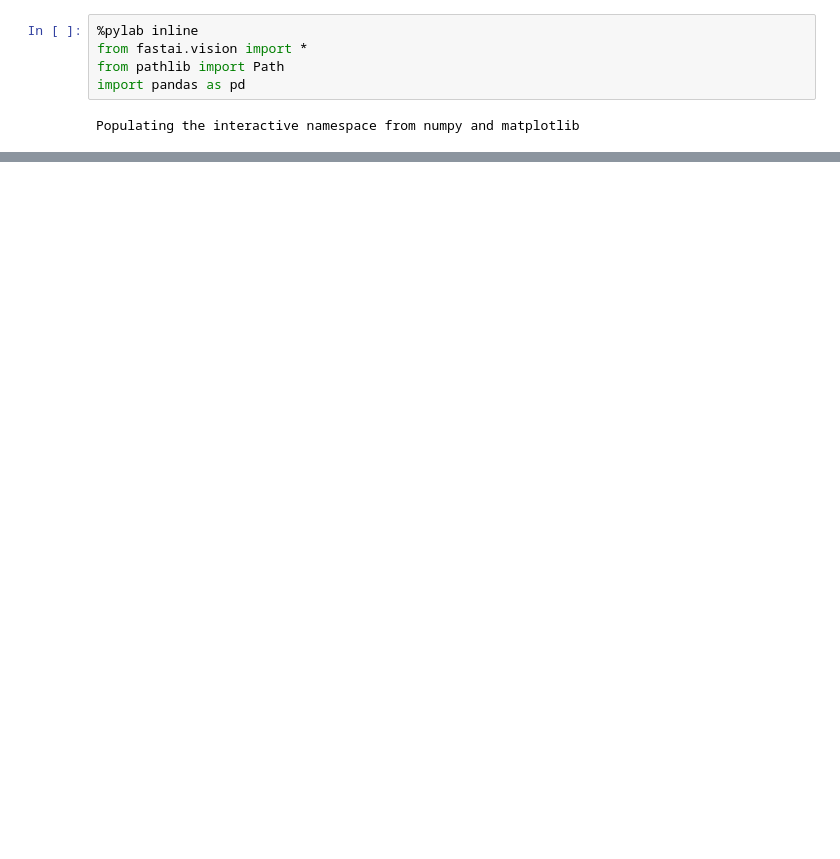
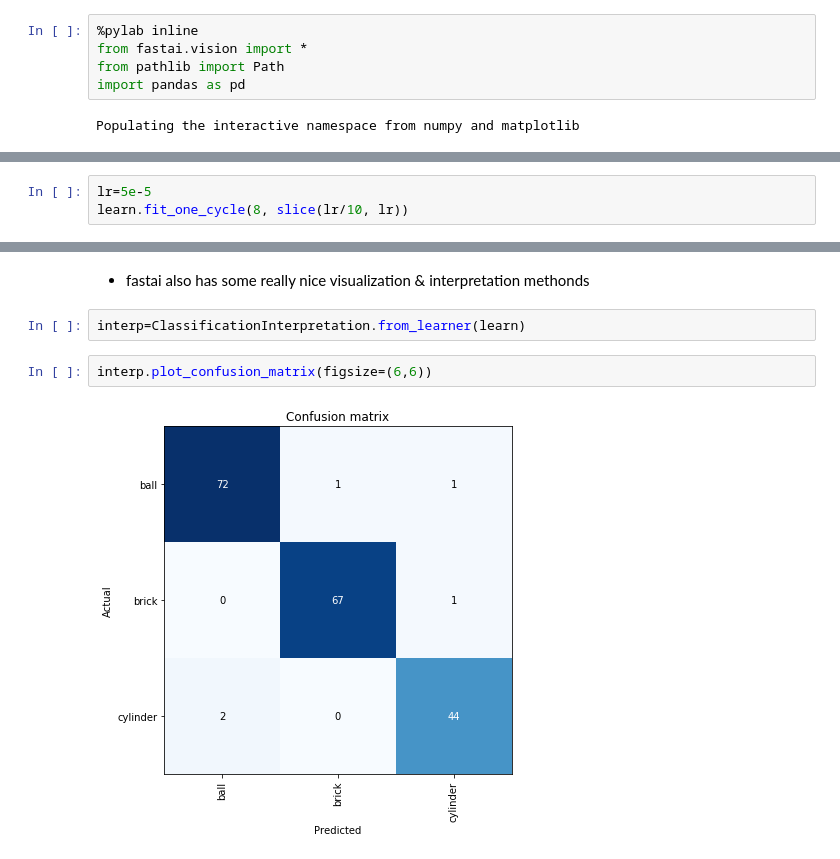
Before and after one commit to unccv/deep_learning_for_computer_vision, a Jupyter notebook: notebooks/Get Results Fast with fastai.ipynb, the cells around one changed output, grey strips where cells are left out. Saved outputs shown, nothing was run; the diff lists cells and outputs as text; blank space fills up the shorter version.

```diff
--- a/notebooks/Get Results Fast with fastai.ipynb
+++ b/notebooks/Get Results Fast with fastai.ipynb
@@ -40,0 +139,3 @@ Populating the interactive namespace from numpy and matplotlib
+# %%
+lr=5e-5
+learn.fit_one_cycle(8, slice(lr/10, lr))
@@ -40,0 +152,8 @@ Populating the interactive namespace from numpy and matplotlib
+# %% [markdown]
+- fastai also has some really nice visualization & interpretation methonds
+# %%
+interp=ClassificationInterpretation.from_learner(learn)
+# %%
+interp.plot_confusion_matrix(figsize=(6,6))
+# %% [output]
+[figure, added]
```
Also changed, not shown: parts of 28 cells of this notebook.
